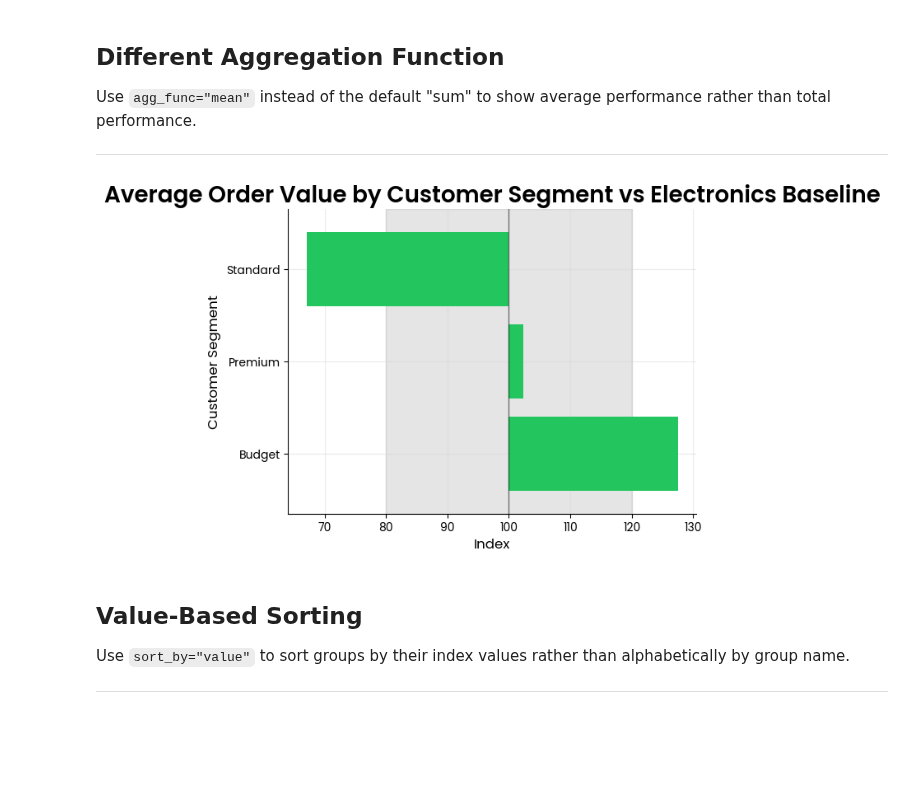
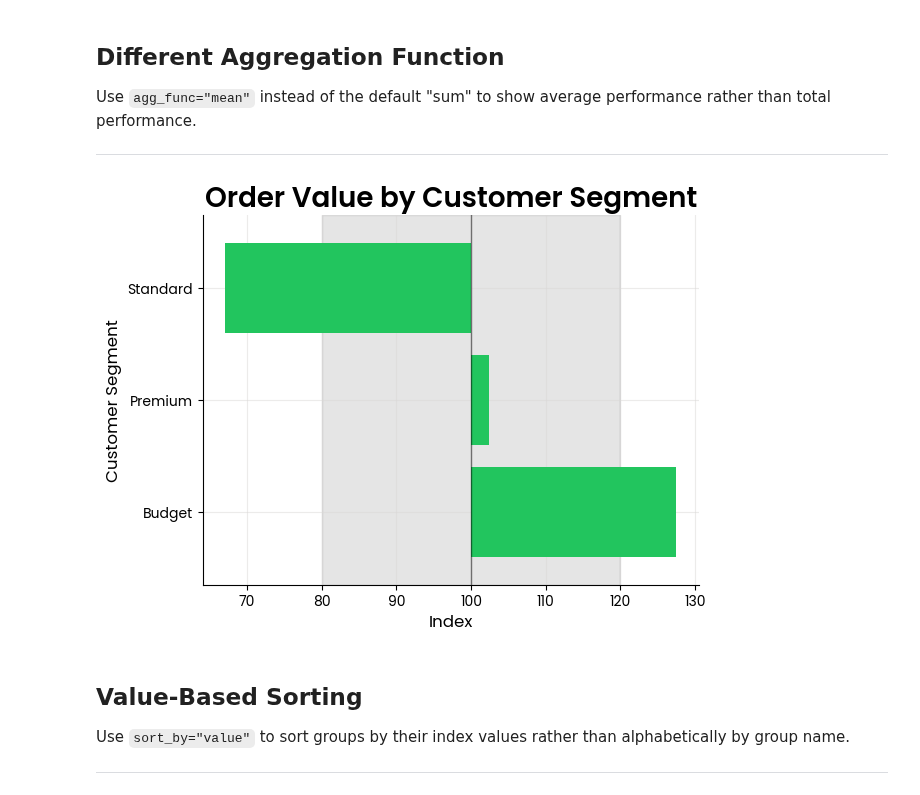
Before and after one commit to Data-Simply/pyretailscience, a Jupyter notebook: docs/gallery/plots/index_plot.ipynb, the cells around one changed output. Saved outputs shown, nothing was run; the diff lists cells and outputs as text; code cells hidden in the pictures; blank space fills up the shorter version.

```diff
--- a/docs/gallery/plots/index_plot.ipynb
+++ b/docs/gallery/plots/index_plot.ipynb
@@ -85,27 +97,27 @@ Use `agg_func="mean"` instead of the default "sum" to show average performance r
 # %%
 # Create sample transaction data with multiple transactions per category
 rng = np.random.default_rng(42)
-# fmt: off
-transaction_data = pd.DataFrame({
-    "product_category": ["Electronics", "Apparel", "Home", "Sports", "Beauty"] * 30,
-    "customer_segment": ["Premium", "Standard", "Budget"] * 50,
-    "avg_order_value": rng.gamma(1.8, 120, 150),
-})
-# fmt: on
+transaction_data = pd.DataFrame(
+    {
+        "product_category": ["Electronics", "Apparel", "Home", "Sports", "Beauty"] * 30,
+        "customer_segment": ["Premium", "Standard", "Budget"] * 50,
+        "avg_order_value": rng.gamma(1.8, 120, 150),
+    },
+)
 
 ax = index.plot(
     transaction_data,
     value_col="avg_order_value",
     group_col="customer_segment",
     index_col="product_category",
     value_to_index="Electronics",
     agg_func="mean",  # Use mean instead of sum
-    title="Average Order Value by Customer Segment vs Electronics Baseline",
+    title="Order Value by Customer Segment",
     y_label="Customer Segment",
 )
 plt.show()
 # %% [output]
-[figure, old version]
+[figure, new version]
 # %% [markdown]
 ## Value-Based Sorting
 
```
Also changed, not shown: parts of 13 cells of this notebook.
